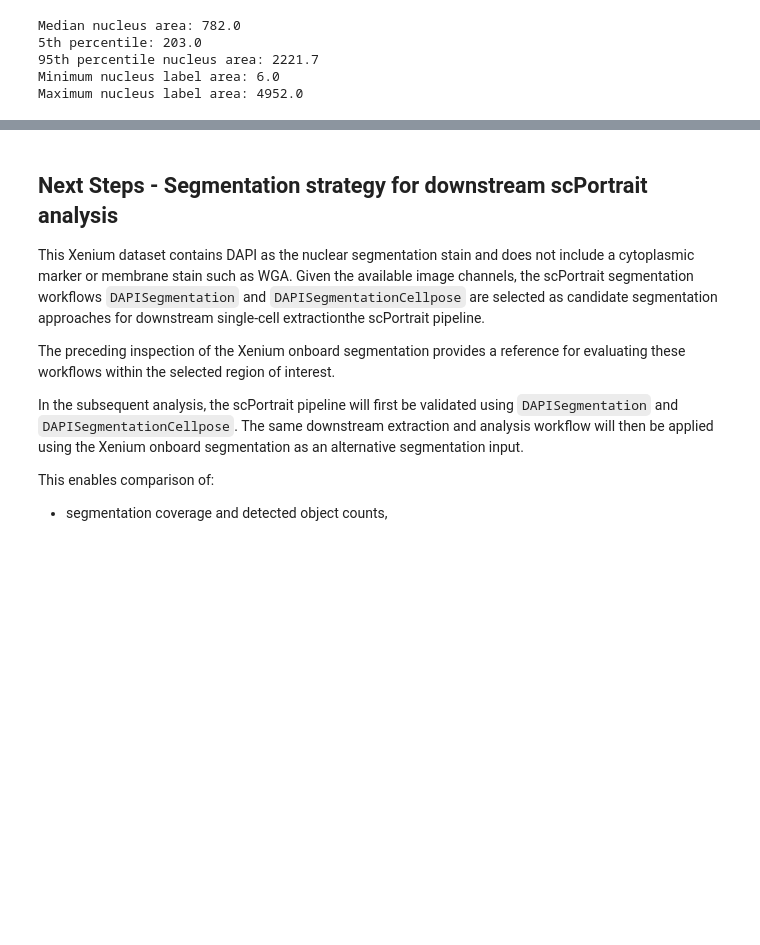
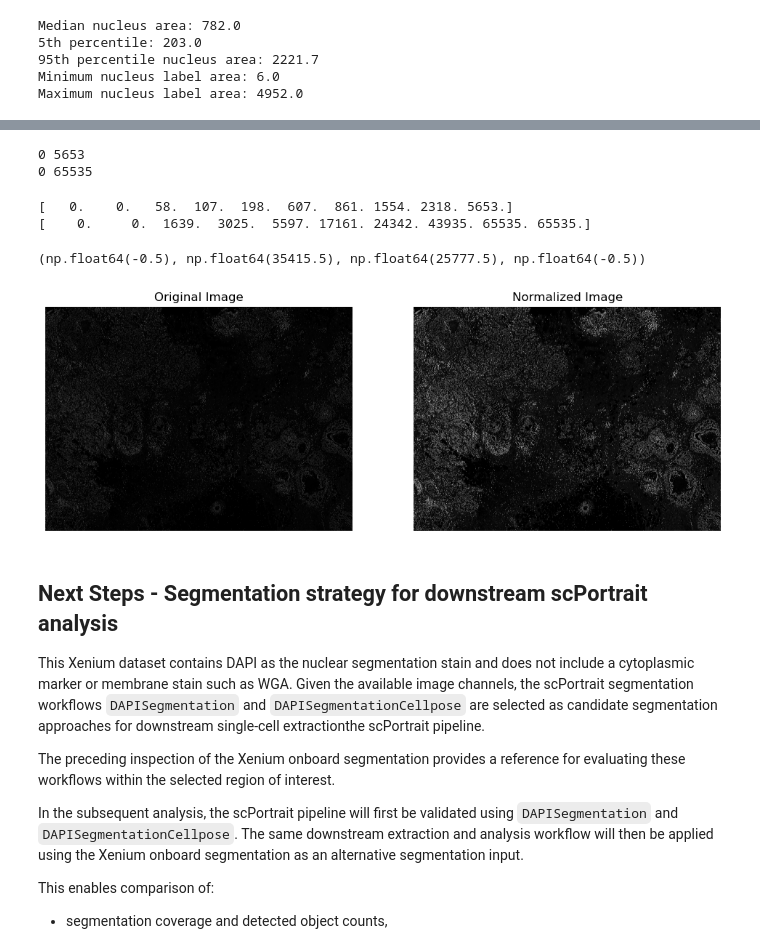
Before and after one commit to TPbiocode/scportrait-spatial-omics-qc, a Jupyter notebook: notebooks/01_prepare_xenium_data.ipynb, the cells around one changed output, grey strips where cells are left out. Saved outputs shown, nothing was run; the diff lists cells and outputs as text; code cells hidden in the pictures; blank space fills up the shorter version.

```diff
--- a/notebooks/01_prepare_xenium_data.ipynb
+++ b/notebooks/01_prepare_xenium_data.ipynb
@@ -503,0 +520,8 @@ Maximum nucleus label area: 4952.0
+# %%
+# Convert table index to string if not already (as this is what anndata prefers to work with)
+if sdata["table"].obs.index.dtype != 'str':
+    sdata["table"].obs.index = sdata["table"].obs.index.astype('str')
+
+idx = sdata["table"].obs.index
+print(idx.dtype)
+print(type(idx[0]))
@@ -503,0 +562,33 @@ Maximum nucleus label area: 4952.0
+# %%
+# Inspect the original and normalized images
+orig = sdata.images["morphology_focus"]["scale0"]["image"].data.compute()
+norm = sdata.images["morphology_focus_rescaled"]["scale0"]["image"].data.compute()
+
+print(orig.min(), orig.max())
+print(norm.min(), norm.max())
+# %% [output]
+0 5653
+0 65535
+# %%
+# Inspect the percentiles of the original and normalized images
+print(np.percentile(orig, [0, 0.1, 25, 50, 75, 90, 95, 99, 99.9, 100]))
+print(np.percentile(norm, [0, 0.1, 25, 50, 75, 90, 95, 99, 99.9, 100]))
+# %% [output]
+[   0.    0.   58.  107.  198.  607.  861. 1554. 2318. 5653.]
+[    0.     0.  1639.  3025.  5597. 17161. 24342. 43935. 65535. 65535.]
+# %%
+# Visualize the original and normalized images side by side
+plt.figure(figsize=(12,6))
+
+plt.subplot(1,2,1)
+plt.imshow(orig.squeeze(), cmap="gray")
+plt.title("Original Image")
+plt.axis("off")
+
+plt.subplot(1,2,2)
+plt.imshow(norm.squeeze(), cmap="gray")
+plt.title("Normalized Image")
+plt.axis("off")
+# %% [output]
+(np.float64(-0.5), np.float64(35415.5), np.float64(25777.5), np.float64(-0.5))
+[figure, added]
```
Also changed, not shown: parts of 8 cells of this notebook.
